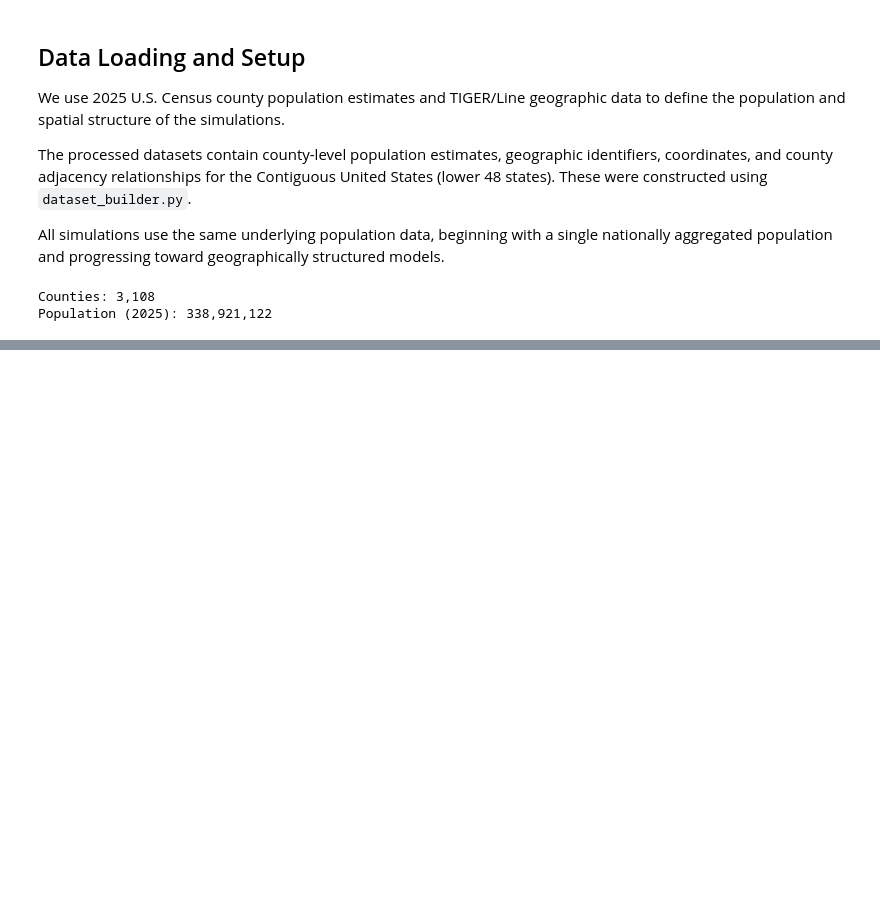
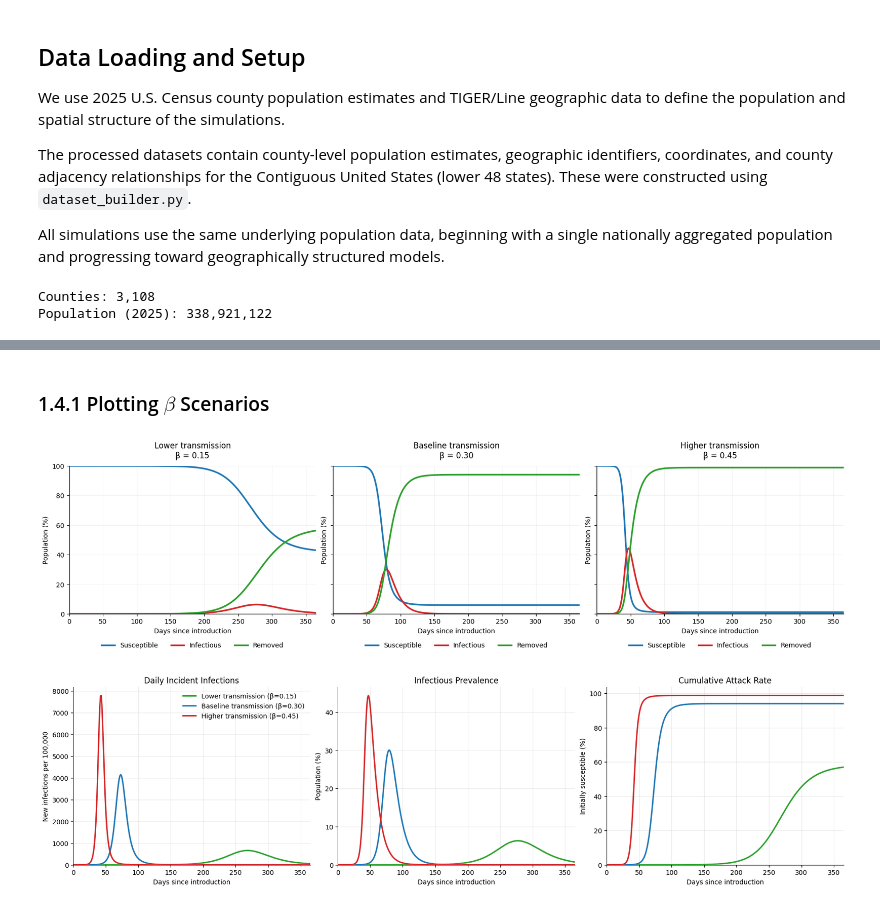
Before and after one commit to will-maberry/Exploring-Epidemic-Dynamics, a Jupyter notebook: SIR_Simulation.ipynb, the cells around one changed output, grey strips where cells are left out. Cells and saved outputs as stored; diff of their text form; code cells hidden in the pictures; blank space fills up the shorter version.

```diff
--- a/SIR_Simulation.ipynb
+++ b/SIR_Simulation.ipynb
@@ -397,0 +481,79 @@ display(transmission_summary.round(2))
+# %% [markdown]
+### 1.4.1 Plotting $\beta$ Scenarios
+# %%
+# 1. Plot independent SIR curves for each scenario
+fig, axes = plt.subplots(
+    1, 3,
+    figsize=(17, 4.5),
+    sharex=True,
+    sharey=True,
+    constrained_layout=True,
+)
+
+for ax, (scenario, beta_value) in zip(axes, transmission_scenarios.items()):
+    sir_curves_plot(
+        transmission_results[scenario],
+        N,
+        ax=ax,
+        title=f"{scenario}\nβ = {beta_value:.2f}",
+    )
+
+plt.show()
+
+# 2. Comparative curves for the three epidemiological measures
+fig, axes = plt.subplots(1, 3, figsize=(17, 4.5), sharex=True, constrained_layout=True)
+
+colors = {
+    "Lower transmission": "#2CA02C",
+    "Baseline transmission": "#1F77B4",
+    "Higher transmission": "#D62728",
+}
+
+measures = [
+    ("incidence_per_100k", "Daily Incident Infections", "New infections per 100,000"),
+    ("prevalence_pct", "Infectious Prevalence", "Population (%)"),
+    ("attack_rate_pct", "Cumulative Attack Rate", "Initially susceptible (%)"),
+]
+
+for ax, (col, title, ylabel) in zip(axes, measures):
+    for scenario, df in transmission_results.items():
+        ax.plot(
+            df["day"],
+            df[col],
+            color=colors[scenario],
+            linewidth=2.2,
+            label=f"{scenario} (β={transmission_scenarios[scenario]:.2f})",
+        )
+    ax.set(title=title, xlabel="Days since introduction", ylabel=ylabel)
+    ax.set_xlim(0, days)
+    ax.set_ylim(bottom=0)
+    ax.grid(alpha=0.25)
+    ax.spines["top"].set_visible(False)
+    ax.spines["right"].set_visible(False)
+
+axes[0].legend(frameon=False, loc="upper right")
+plt.show()
+
+# 3. Comprehensive Summary Statistics Table
+summary = []
+
+for scenario, df in transmission_results.items():
+    peak_prev_idx = df["I"].idxmax()
+    # Daily incidence starts on day 1 (index 1) due to diff()
+    peak_inc_idx = df["incidence_per_100k"].idxmax()
+
+    summary.append({
+        "Scenario": scenario,
+        "β": transmission_scenarios[scenario],
+        "Peak Incidence Day": df.loc[peak_inc_idx, "day"],
+        "Peak Daily Incidence (per 100k)": df["incidence_per_100k"].max(),
+        "Peak Prevalence Day": df.loc[peak_prev_idx, "day"],
+        "Peak Prevalence (%)": df["prevalence_pct"].max(),
+        "Final Attack Rate Day 365 (%)": df["attack_rate_pct"].iloc[-1],
+    })
+
+transmission_summary = pd.DataFrame(summary)
+display(transmission_summary.round(2))
+# %% [output]
+[figure, added]
+[figure, added]
```
Also changed, not shown: parts of 26 cells of this notebook.
